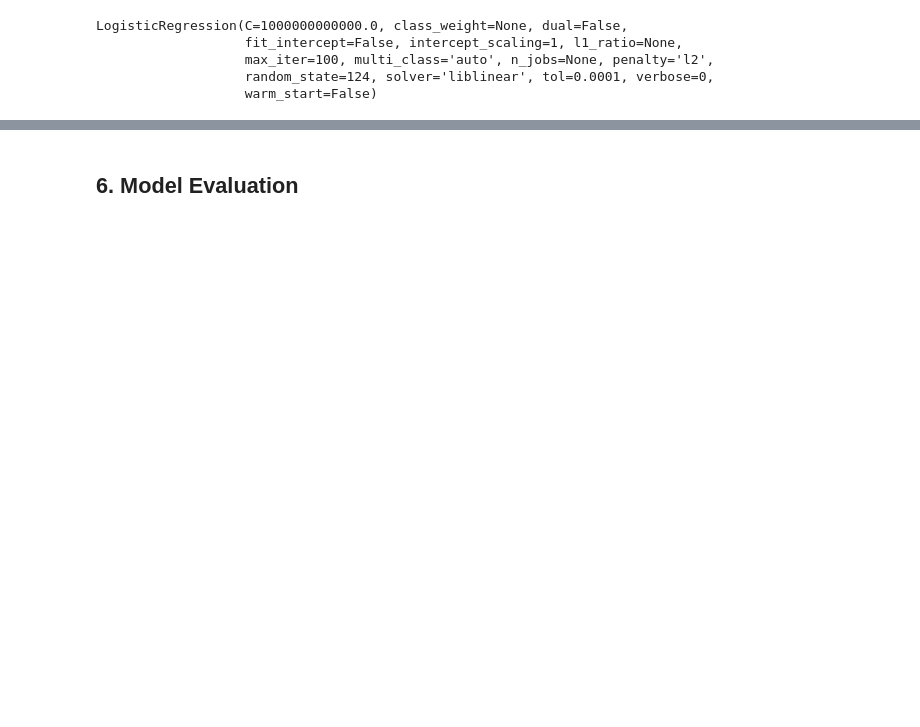
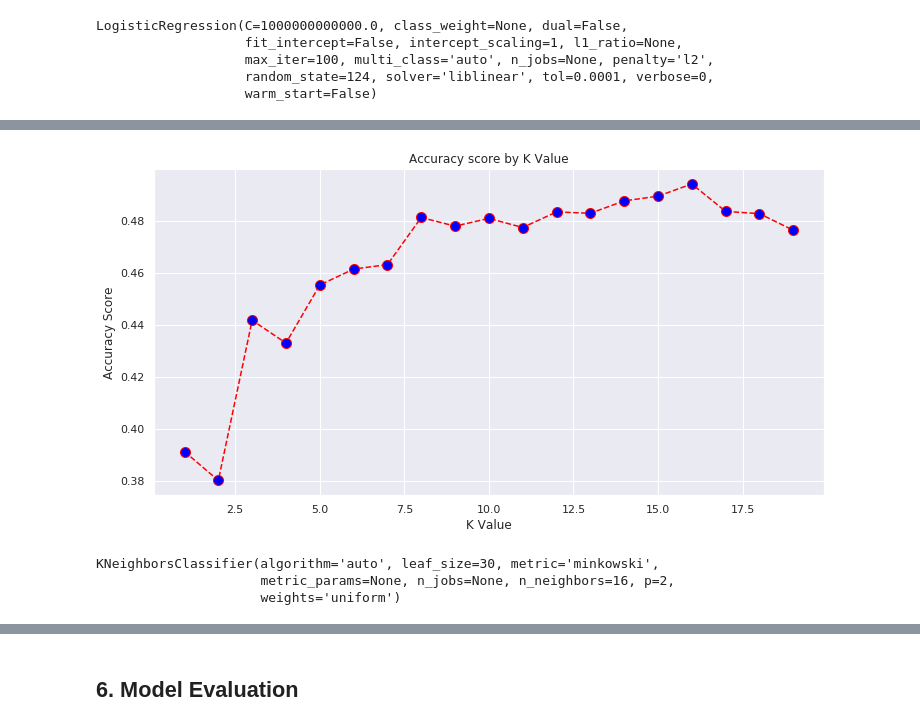
Before and after one commit to coreyautoforkingbufferaccount/nyc-mhtn-ds-021720, a Jupyter notebook: week_7/classification-assessment/working_dir/classification-assessment.ipynb, the cells around one changed output, grey strips where cells are left out. Drawn from its saved outputs; the diff is of its cells as text; code cells hidden in the pictures; blank space fills up the shorter version.

```diff
--- a/week_7/classification-assessment/working_dir/classification-assessment.ipynb
+++ b/week_7/classification-assessment/working_dir/classification-assessment.ipynb
@@ -132,5 +127,9 @@ graph.sb_multiplot(sns.boxplot)
 df = calculate_utilization(df)
 df = combine_pay_columns(df)
 df = split_pay_columns(df)
+# %%
+#Removes outliers. Should not be used on the prediction data.
+df=df[df["avg_utilization"]<5.3]
+df = df[df["LIMIT_BAL"]<800000]
 # %% [markdown]
 ## 4. Feature Selection
@@ -214,7 +160,7 @@ untr = ["LIMIT_BAL", "avg_utilization", "avg_payment_impact", "debt_streak",
         "debt_avg_delta","PAY_0",'payment_improvements']
 # tran = {"logged": {"ID":20,}
 tran = {}
-polyc = ["avg_utilization", "avg_payment_impact", "PAY_1",]
+polyc = [*nom, *pay_dummies, "PAY_0"]
 
 #The dicts that come into the arguments.
 target_col = "default payment next month"
@@ -223,7 +169,7 @@ categorical = {
 }
 
 continuous = {"untransformed":untr, "transformed": tran}
-polynomial = {"method":"all", "columns":polyc}
+polynomial = {"method":"eliminate", "columns":polyc}
 # %% [markdown]
 ## 5. Model Fitting and Hyperparameter Tuning
 KNN, Logistic Regression, Decision Tree
@@ -268,0 +255,11 @@ LogisticRegression(C=1000000000000.0, class_weight=None, dual=False,
+# %%
+plot_knn_f1s(data.get_X_train(), data.get_X_test(), data.y_train, data.y_test)
+# %% [output]
+[figure, added]
+# %%
+knn=KNeighborsClassifier(n_neighbors=16)
+knn.fit(data.get_X_train(),data.y_train)
+# %% [output]
+KNeighborsClassifier(algorithm='auto', leaf_size=30, metric='minkowski',
+                     metric_params=None, n_jobs=None, n_neighbors=16, p=2,
+                     weights='uniform')
```
Also changed, not shown: parts of 33 cells of this notebook, 2 other files.
